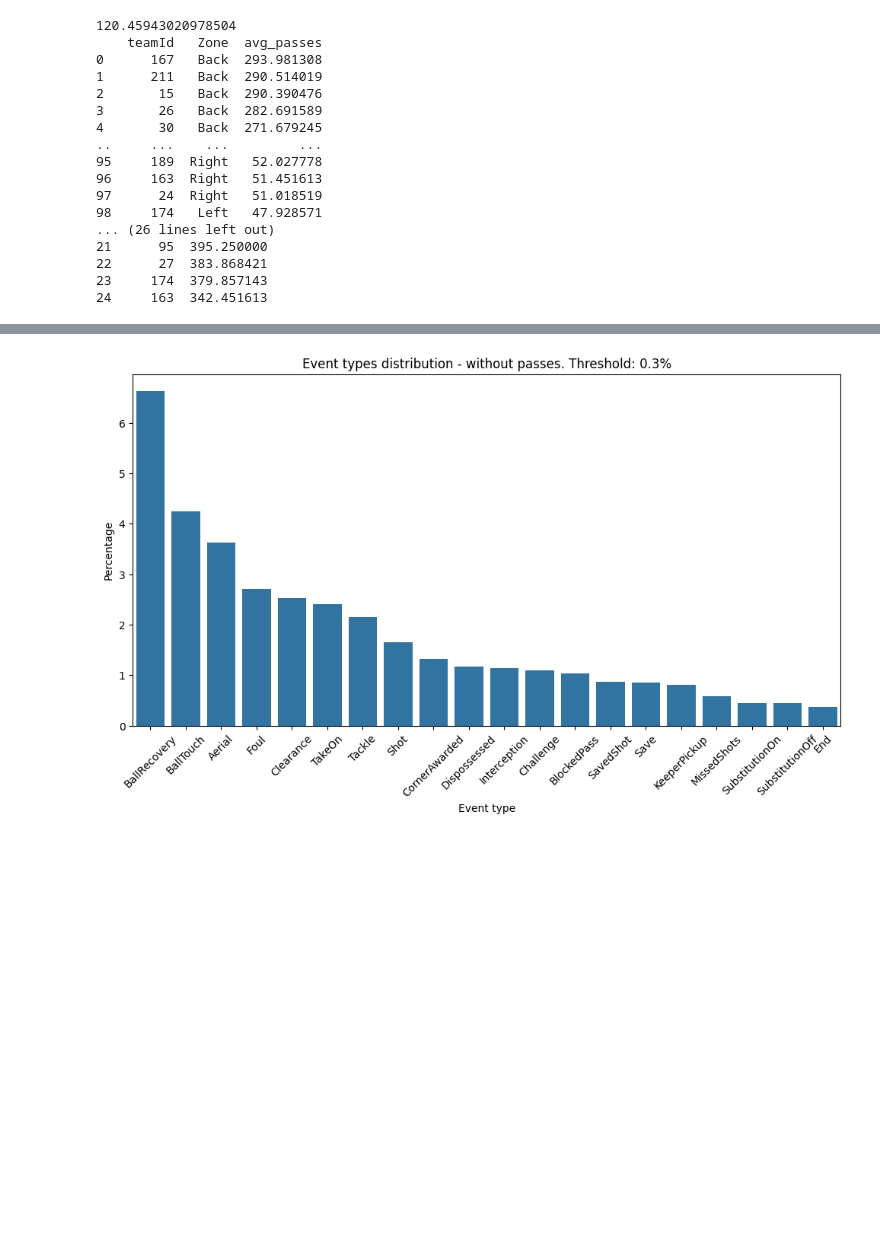
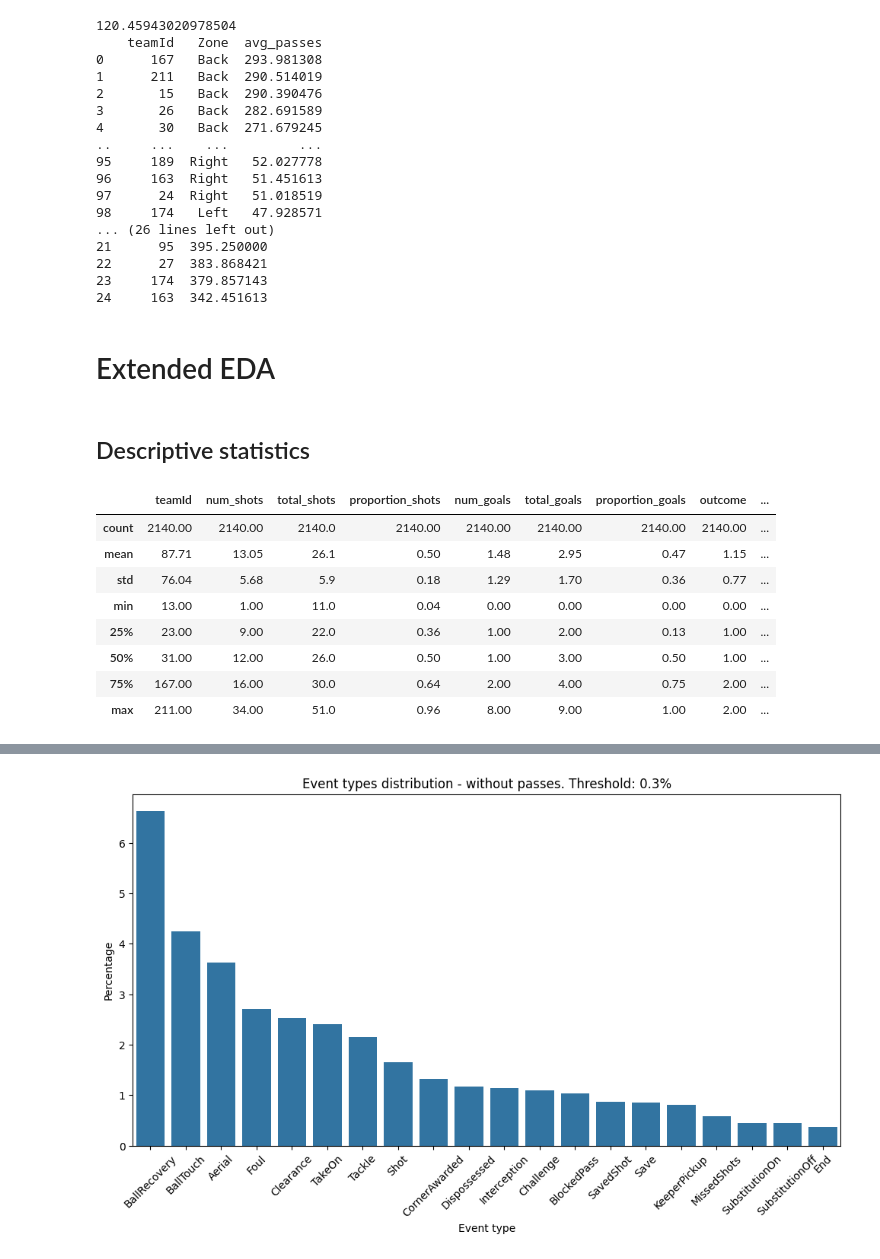
Before and after one commit to rustya5041/mds-thesis, a Jupyter notebook: code/transforms-and-modelling.ipynb, the cells around one changed output, grey strips where cells are left out. Saved outputs shown, nothing was run; the diff lists cells and outputs as text; code cells hidden in the pictures; blank space fills up the shorter version.

```diff
--- a/code/transforms-and-modelling.ipynb
+++ b/code/transforms-and-modelling.ipynb
@@ -116,3 +116,19 @@ stats = pd.merge(shots, goals, on=merge_key, how='outer').merge(passes, on=merge
 
 # consolidated stats => by match
 consolidated_stats = helper_funcs.consolidate_statistics(stats)
+# %% [markdown]
+# Extended EDA
+# %% [markdown]
+## Descriptive statistics
+# %%
+round(stats.describe(),2)
+# %% [output]
+|  | teamId | num_shots | total_shots | proportion_shots | num_goals | total_goals | proportion_goals | outcome | ... |
+| count | 2140.00 | 2140.00 | 2140.0 | 2140.00 | 2140.00 | 2140.00 | 2140.00 | 2140.00 | ... |
+| mean | 87.71 | 13.05 | 26.1 | 0.50 | 1.48 | 2.95 | 0.47 | 1.15 | ... |
+| std | 76.04 | 5.68 | 5.9 | 0.18 | 1.29 | 1.70 | 0.36 | 0.77 | ... |
+| min | 13.00 | 1.00 | 11.0 | 0.04 | 0.00 | 0.00 | 0.00 | 0.00 | ... |
+| 25% | 23.00 | 9.00 | 22.0 | 0.36 | 1.00 | 2.00 | 0.13 | 1.00 | ... |
+| 50% | 31.00 | 12.00 | 26.0 | 0.50 | 1.00 | 3.00 | 0.50 | 1.00 | ... |
+| 75% | 167.00 | 16.00 | 30.0 | 0.64 | 2.00 | 4.00 | 0.75 | 2.00 | ... |
+| max | 211.00 | 34.00 | 51.0 | 0.96 | 8.00 | 9.00 | 1.00 | 2.00 | ... |
```
Also changed, not shown: parts of 17 cells of this notebook.
